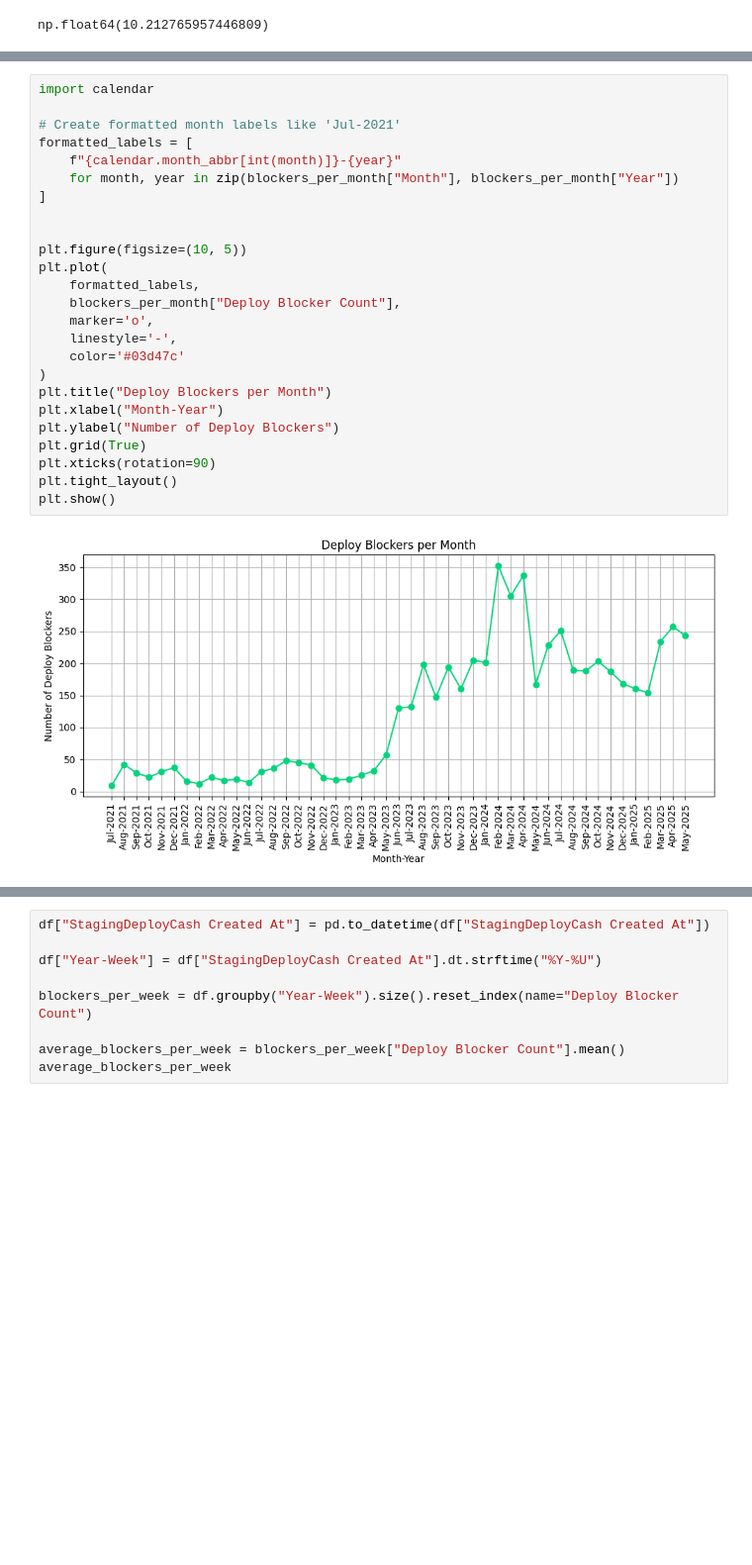
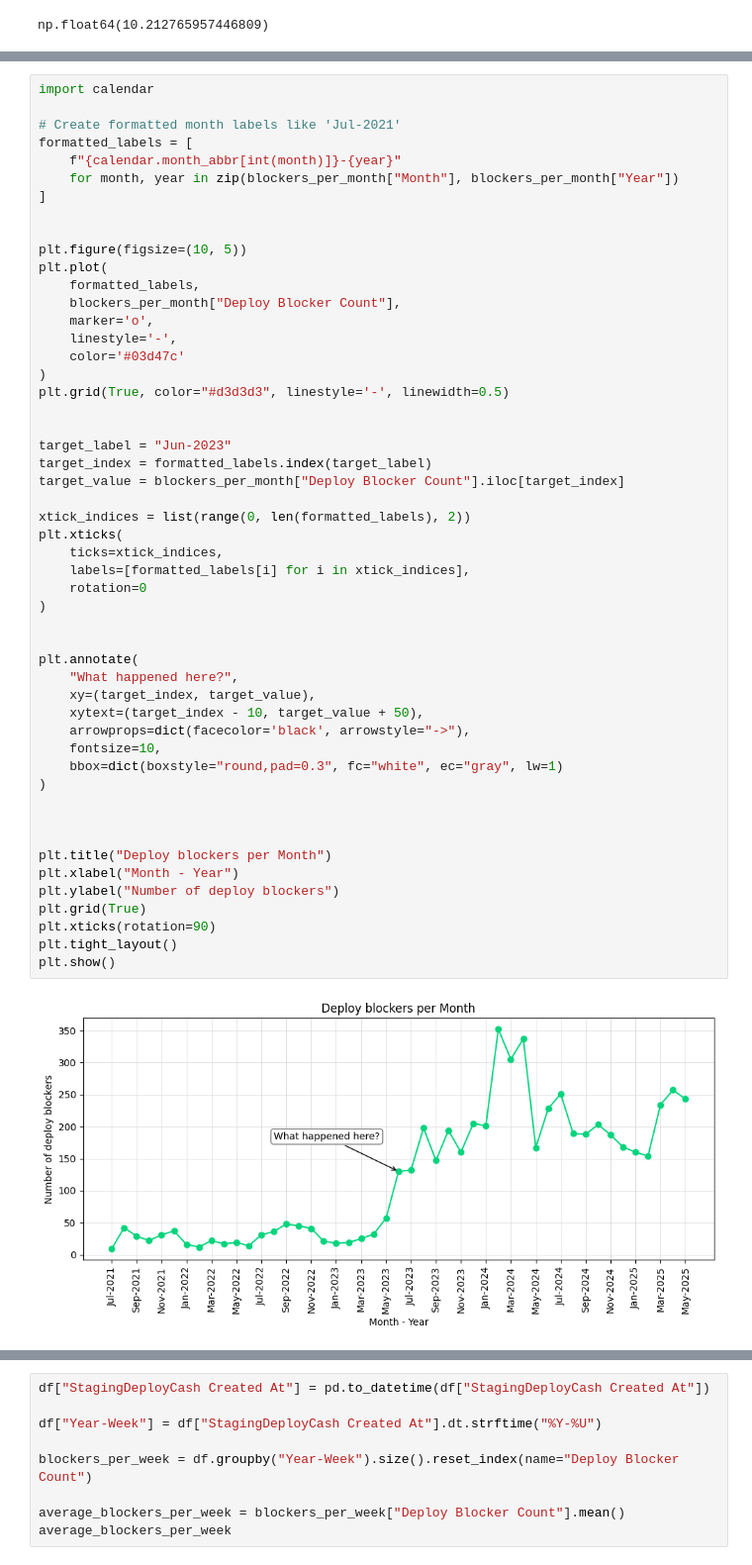
Before and after one commit to rushatgabhane/blame-gpt, a Jupyter notebook: notebooks/deploy_blocker.ipynb, the cells around one changed output, grey strips where cells are left out. Shown at 99% size. Cells and saved outputs as stored; diff of their text form; blank space fills up the shorter version.

```diff
--- a/notebooks/deploy_blocker.ipynb
+++ b/notebooks/deploy_blocker.ipynb
@@ -113,27 +91,53 @@ blockers_per_month
 # %%
 import calendar
 
 # Create formatted month labels like 'Jul-2021'
 formatted_labels = [
     f"{calendar.month_abbr[int(month)]}-{year}"
     for month, year in zip(blockers_per_month["Month"], blockers_per_month["Year"])
 ]
 
 
 plt.figure(figsize=(10, 5))
 plt.plot(
     formatted_labels,
     blockers_per_month["Deploy Blocker Count"],
     marker='o',
     linestyle='-',
     color='#03d47c'
 )
-plt.title("Deploy Blockers per Month")
-plt.xlabel("Month-Year")
-plt.ylabel("Number of Deploy Blockers")
+plt.grid(True, color="#d3d3d3", linestyle='-', linewidth=0.5)
+
+
+target_label = "Jun-2023"
+target_index = formatted_labels.index(target_label)
+target_value = blockers_per_month["Deploy Blocker Count"].iloc[target_index]
+
+xtick_indices = list(range(0, len(formatted_labels), 2))
+plt.xticks(
+    ticks=xtick_indices,
+    labels=[formatted_labels[i] for i in xtick_indices],
+    rotation=0
+)
+
+
+plt.annotate(
+    "What happened here?",
+    xy=(target_index, target_value),
+    xytext=(target_index - 10, target_value + 50),
+    arrowprops=dict(facecolor='black', arrowstyle="->"),
+    fontsize=10,
+    bbox=dict(boxstyle="round,pad=0.3", fc="white", ec="gray", lw=1)
+)
+
+
+
+plt.title("Deploy blockers per Month")
+plt.xlabel("Month - Year")
+plt.ylabel("Number of deploy blockers")
 plt.grid(True)
 plt.xticks(rotation=90)
 plt.tight_layout()
 plt.show()
 # %% [output]
-[figure, old version]
+[figure, new version]
```
Also changed, not shown: parts of 10 cells of this notebook, 6 other files.
